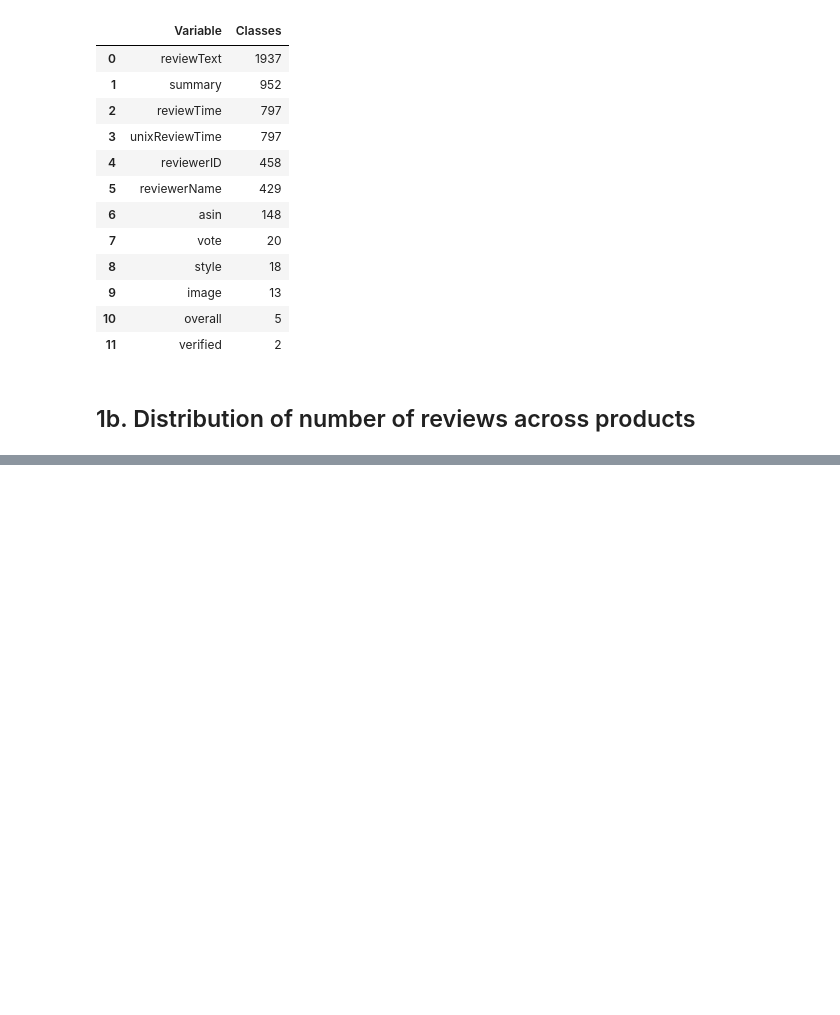
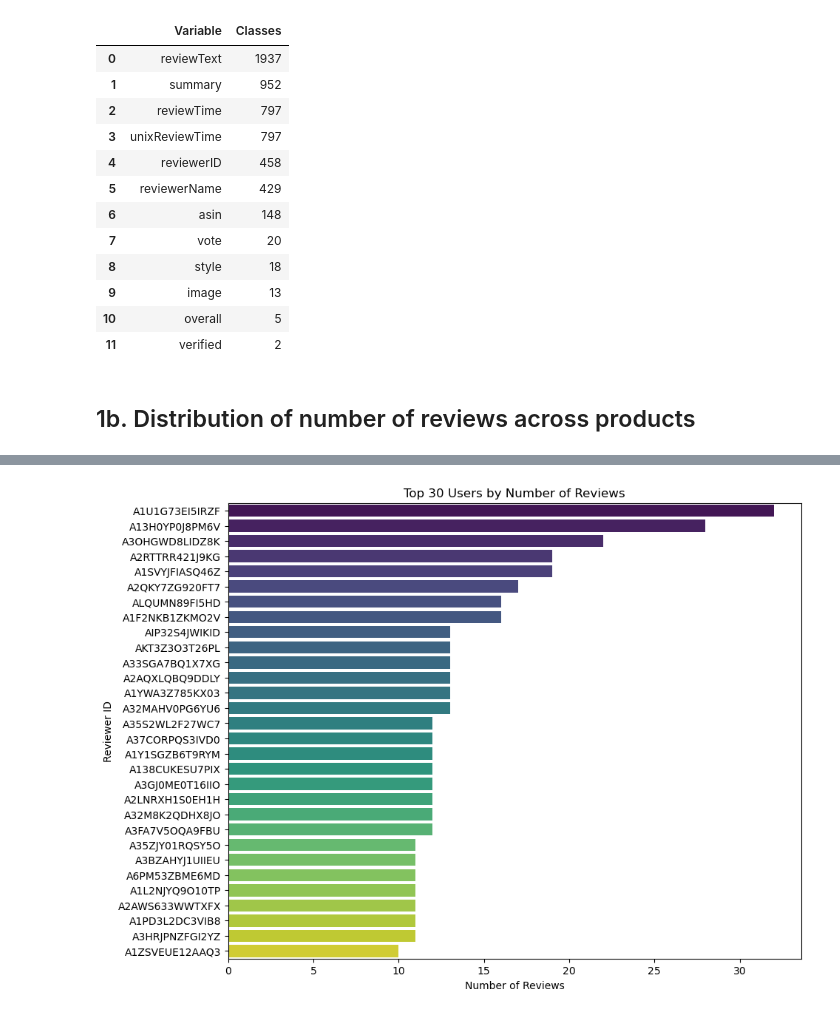
Before and after one commit to josmuniz/Sentimental-analysis-of-amazon-Gift_Card-reviews, a Jupyter notebook: COMP262_GROUP5_PROJECT.ipynb, the cells around one changed output, grey strips where cells are left out. Cells and saved outputs as stored; diff of their text form; code cells hidden in the pictures; blank space fills up the shorter version.

```diff
--- a/COMP262_GROUP5_PROJECT.ipynb
+++ b/COMP262_GROUP5_PROJECT.ipynb
@@ -382,0 +321,23 @@ plt.show()
+# %%
+import seaborn as sns
+import matplotlib.pyplot as plt
+
+#top 30 users with the most reviews
+top_30_users_reviews = df['reviewerID'].value_counts().head(30)
+
+# Get reviewerID and counts
+data_to_plot = pd.DataFrame({'reviewerID': top_30_users_reviews.index, 'counts': top_30_users_reviews.values})
+
+# Plotting
+plt.figure(figsize=(10, 8))
+barplot = sns.barplot(y='reviewerID', x='counts', data=data_to_plot, palette='viridis', dodge=False)
+
+# Set plot titles and labels
+plt.title('Top 30 Users by Number of Reviews')
+plt.xlabel('Number of Reviews')
+plt.ylabel('Reviewer ID')
+
+# Show plot
+plt.show()
+# %% [output]
+[figure, added]
```
Also changed, not shown: parts of 24 cells of this notebook, 1 other file.
